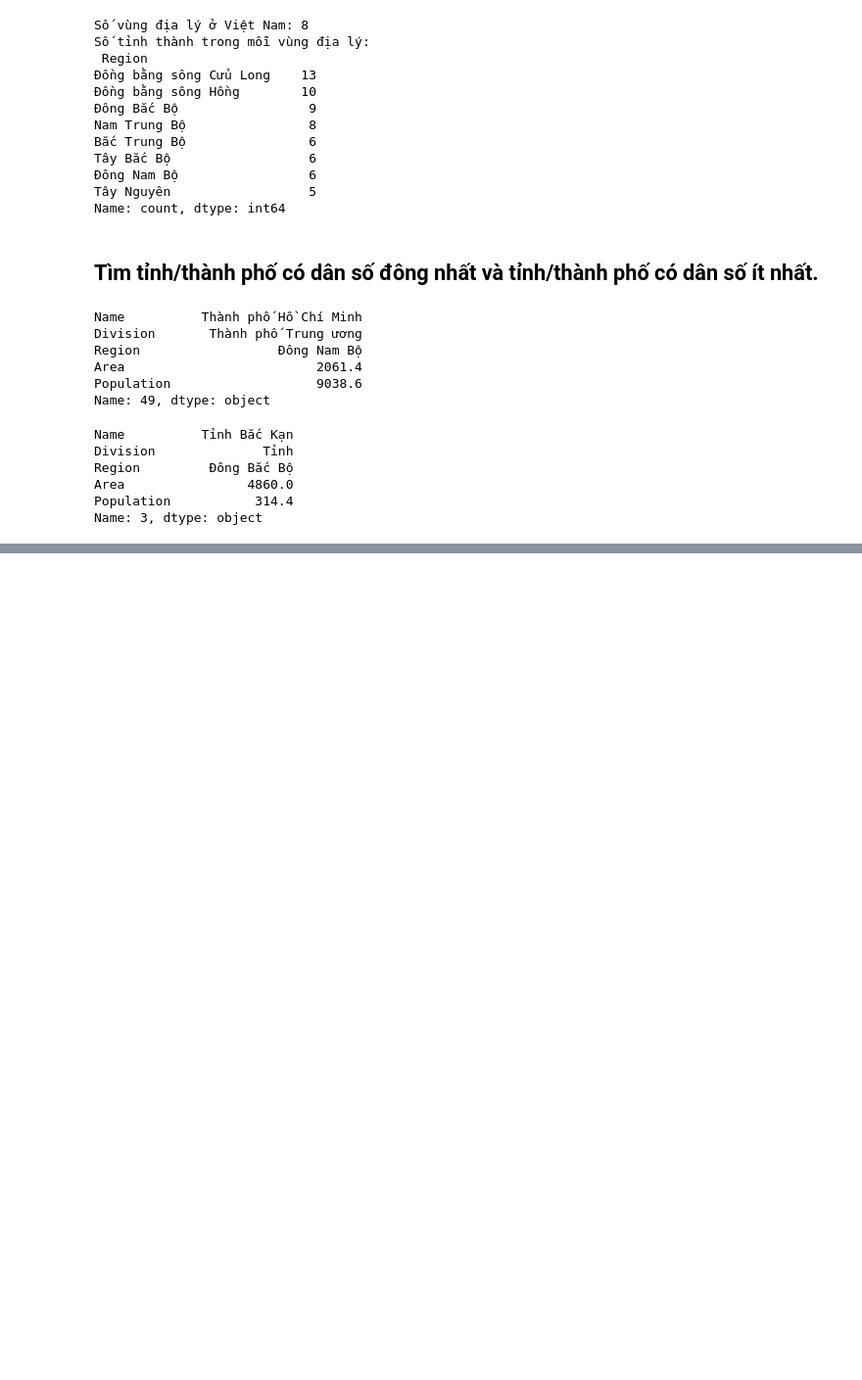
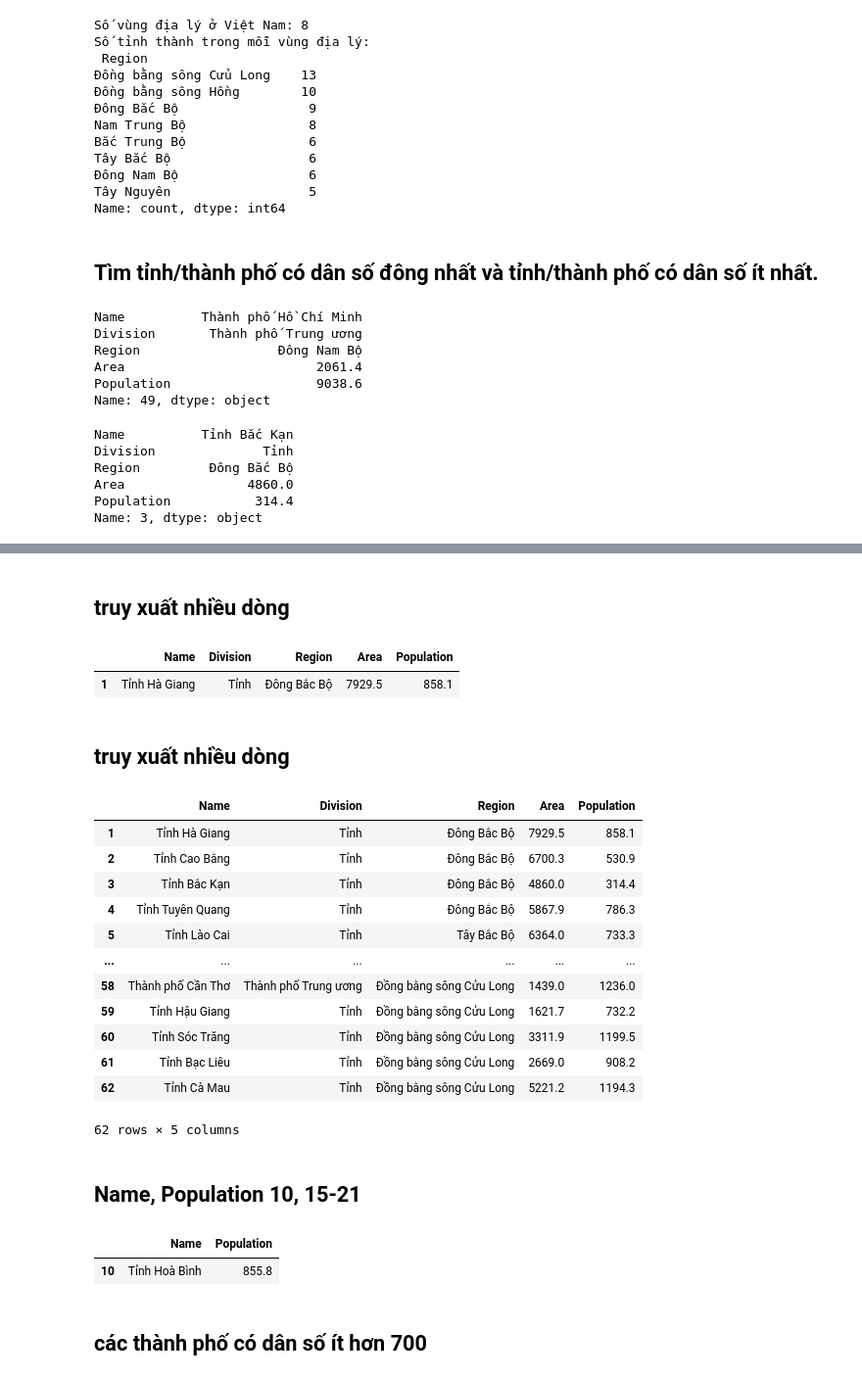
Before and after one commit to Lam55555/CSA02, a Jupyter notebook: bt/tuan3/bt2.ipynb, the cells around one changed output, grey strips where cells are left out. Shown at 98% size. Cells and saved outputs as stored; diff of their text form; code cells hidden in the pictures; blank space fills up the shorter version.

```diff
--- a/bt/tuan3/bt2.ipynb
+++ b/bt/tuan3/bt2.ipynb
@@ -87,0 +124,37 @@ Name: 3, dtype: object
+# %% [markdown]
+## truy xuất nhiều dòng
+# %%
+df[1:2]
+# %% [output]
+|  | Name | Division | Region | Area | Population |
+| 1 | Tỉnh Hà Giang | Tỉnh | Đông Bắc Bộ | 7929.5 | 858.1 |
+# %% [markdown]
+## truy xuất nhiều dòng
+# %%
+df[1:4]
+df[1:]
+# %% [output]
+|  | Name | Division | Region | Area | Population |
+| 1 | Tỉnh Hà Giang | Tỉnh | Đông Bắc Bộ | 7929.5 | 858.1 |
+| 2 | Tỉnh Cao Bằng | Tỉnh | Đông Bắc Bộ | 6700.3 | 530.9 |
+| 3 | Tỉnh Bắc Kạn | Tỉnh | Đông Bắc Bộ | 4860.0 | 314.4 |
+| 4 | Tỉnh Tuyên Quang | Tỉnh | Đông Bắc Bộ | 5867.9 | 786.3 |
+| 5 | Tỉnh Lào Cai | Tỉnh | Tây Bắc Bộ | 6364.0 | 733.3 |
+| ... | ... | ... | ... | ... | ... |
+| 58 | Thành phố Cần Thơ | Thành phố Trung ương | Đồng bằng sông Cửu Long | 1439.0 | 1236.0 |
+| 59 | Tỉnh Hậu Giang | Tỉnh | Đồng bằng sông Cửu Long | 1621.7 | 732.2 |
+| 60 | Tỉnh Sóc Trăng | Tỉnh | Đồng bằng sông Cửu Long | 3311.9 | 1199.5 |
+| 61 | Tỉnh Bạc Liêu | Tỉnh | Đồng bằng sông Cửu Long | 2669.0 | 908.2 |
+| 62 | Tỉnh Cà Mau | Tỉnh | Đồng bằng sông Cửu Long | 5221.2 | 1194.3 |
+62 rows × 5 columns
+# %% [markdown]
+## Name, Population 10, 15-21
+# %%
+df_Name_Population = df[['Name', 'Population']]
+df_Name_Population[15:22]
+df_Name_Population[10:11]
+# %% [output]
+|  | Name | Population |
+| 10 | Tỉnh Hoà Bình | 855.8 |
+# %% [markdown]
+## các thành phố có dân số ít hơn 700
```
Also changed, not shown: parts of 24 cells of this notebook, 10 other files.
